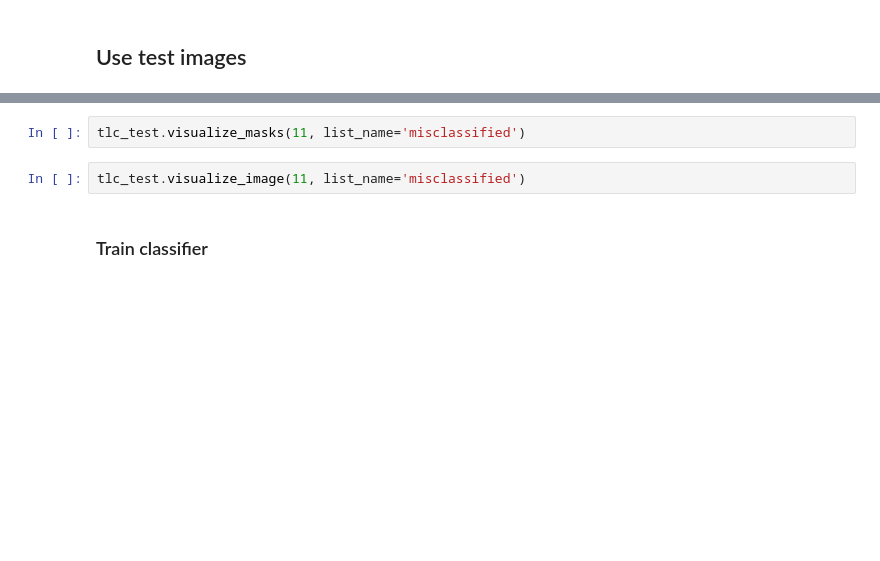
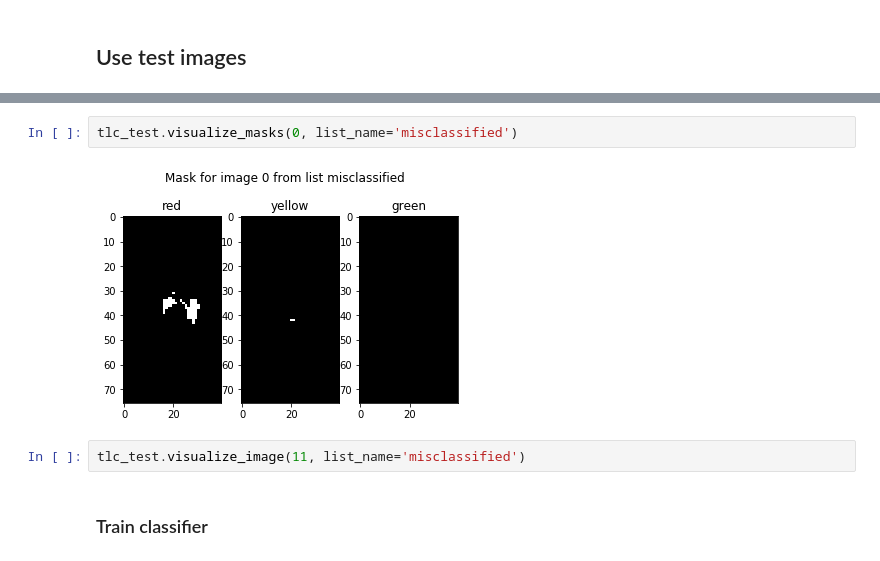
Before and after one commit to willhunt/traffic_light_classifier, a Jupyter notebook: notebook_traffic_light_classifier.ipynb, the cells around one changed output, grey strips where cells are left out. Saved outputs shown, nothing was run; the diff lists cells and outputs as text; blank space fills up the shorter version.

```diff
--- a/notebook_traffic_light_classifier.ipynb
+++ b/notebook_traffic_light_classifier.ipynb
@@ -97,5 +113,7 @@ tlc_test.visualize_image_sample(list_name='misclassified', randomize=False, n_pl
 # %%
-tlc_test.visualize_masks(11, list_name='misclassified')
+tlc_test.visualize_masks(0, list_name='misclassified')
+# %% [output]
+[figure, added]
 # %%
 tlc_test.visualize_image(11, list_name='misclassified')
 # %% [markdown]
```
Also changed, not shown: parts of 9 cells of this notebook, 3 other files.
